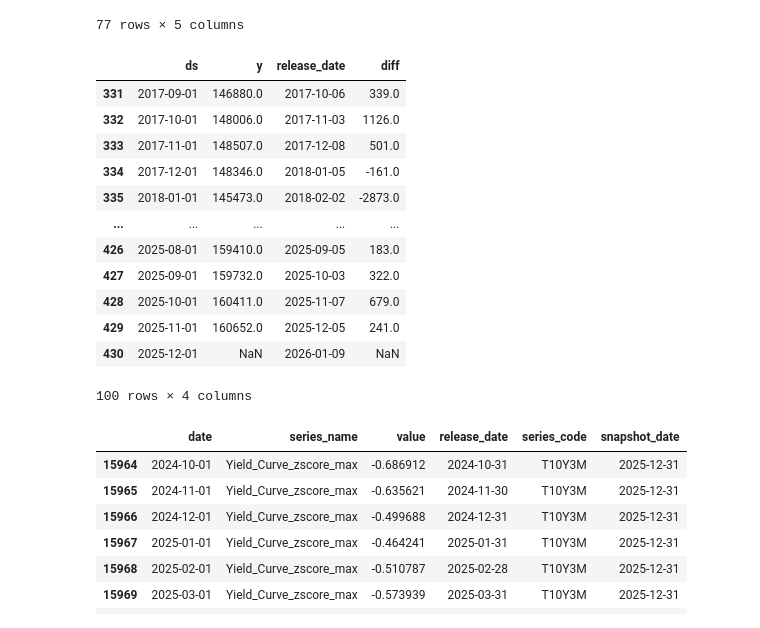
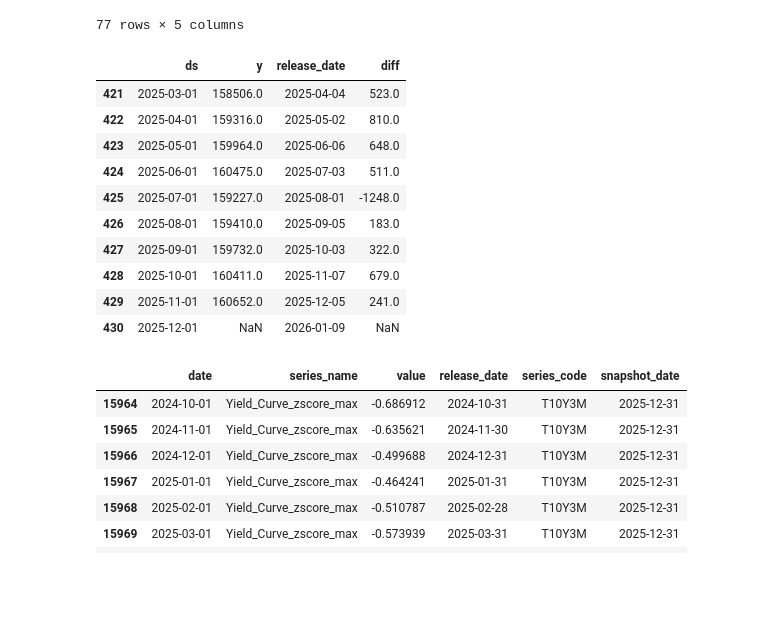
Before and after one commit to dhruvk1432/NFP_Predictor, a Jupyter notebook: tester.ipynb, the cells around one changed output. Cells and saved outputs as stored; diff of their text form; code cells hidden in the pictures; blank space fills up the shorter version.

```diff
--- a/tester.ipynb
+++ b/tester.ipynb
@@ -589,23 +589,21 @@ Top NaN runs:
 # %%
 import pandas as pd
 df = pd.read_parquet("data/NFP_target/y_nsa_first_release.parquet")
 df["y"].diff()
 df["diff"] = df["y"].diff()
-df.tail(100)
+df.tail(10)
 # %% [output]
 |  | ds | y | release_date | diff |
-| 331 | 2017-09-01 | 146880.0 | 2017-10-06 | 339.0 |
-| 332 | 2017-10-01 | 148006.0 | 2017-11-03 | 1126.0 |
-| 333 | 2017-11-01 | 148507.0 | 2017-12-08 | 501.0 |
-| 334 | 2017-12-01 | 148346.0 | 2018-01-05 | -161.0 |
-| 335 | 2018-01-01 | 145473.0 | 2018-02-02 | -2873.0 |
-| ... | ... | ... | ... | ... |
+| 421 | 2025-03-01 | 158506.0 | 2025-04-04 | 523.0 |
+| 422 | 2025-04-01 | 159316.0 | 2025-05-02 | 810.0 |
+| 423 | 2025-05-01 | 159964.0 | 2025-06-06 | 648.0 |
+| 424 | 2025-06-01 | 160475.0 | 2025-07-03 | 511.0 |
+| 425 | 2025-07-01 | 159227.0 | 2025-08-01 | -1248.0 |
 | 426 | 2025-08-01 | 159410.0 | 2025-09-05 | 183.0 |
 | 427 | 2025-09-01 | 159732.0 | 2025-10-03 | 322.0 |
 | 428 | 2025-10-01 | 160411.0 | 2025-11-07 | 679.0 |
 | 429 | 2025-11-01 | 160652.0 | 2025-12-05 | 241.0 |
 | 430 | 2025-12-01 | NaN | 2026-01-09 | NaN |
-100 rows × 4 columns
 # %%
 df2 = pd.read_parquet("data/Exogenous_data/master_snapshots/decades/2020s/2025/2025-12.parquet")
 df2.tail(15)
```
